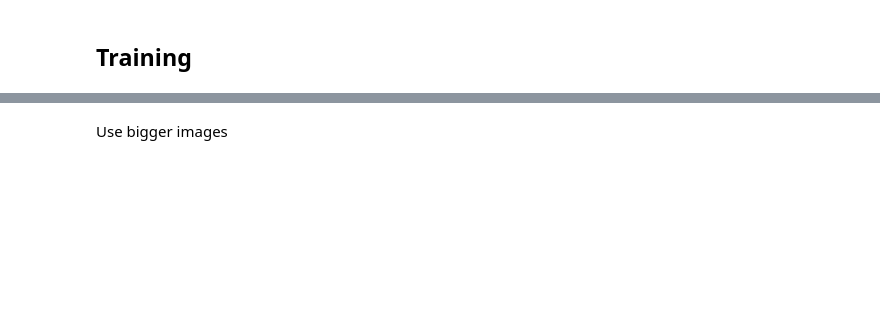
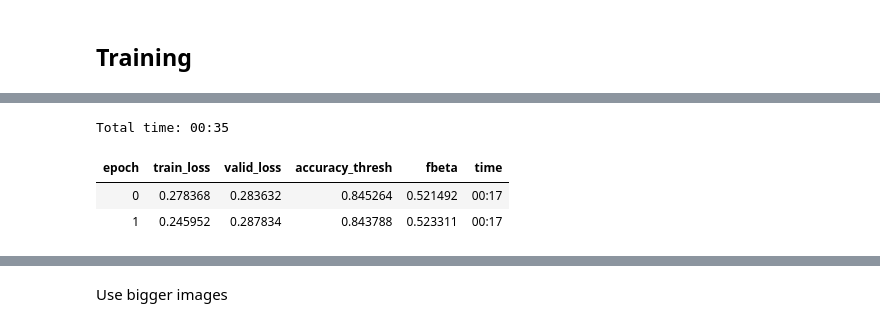
Before and after one commit to javiber/moview-poster-classifier, a Jupyter notebook: MoviePoster.ipynb, the cells around one changed output, grey strips where cells are left out. Cells and saved outputs as stored; diff of their text form; code cells hidden in the pictures; blank space fills up the shorter version.

```diff
--- a/MoviePoster.ipynb
+++ b/MoviePoster.ipynb
@@ -109,6 +209,11 @@ learn.recorder.plot()
 # %%
-learn.fit_one_cycle(2, slice(3e-5, lr/5))
+learn.fit_one_cycle(2, slice(1e-5, lr/5))
 learn.save('stage-2')
+# %% [output]
+Total time: 00:35
+| epoch | train_loss | valid_loss | accuracy_thresh | fbeta | time |
+| 0 | 0.278368 | 0.283632 | 0.845264 | 0.521492 | 00:17 |
+| 1 | 0.245952 | 0.287834 | 0.843788 | 0.523311 | 00:17 |
 # %%
 interp = ClassificationInterpretation.from_learner(learn)
 worst_classes(interp, k=data.c)
```
Also changed, not shown: parts of 32 cells of this notebook.
